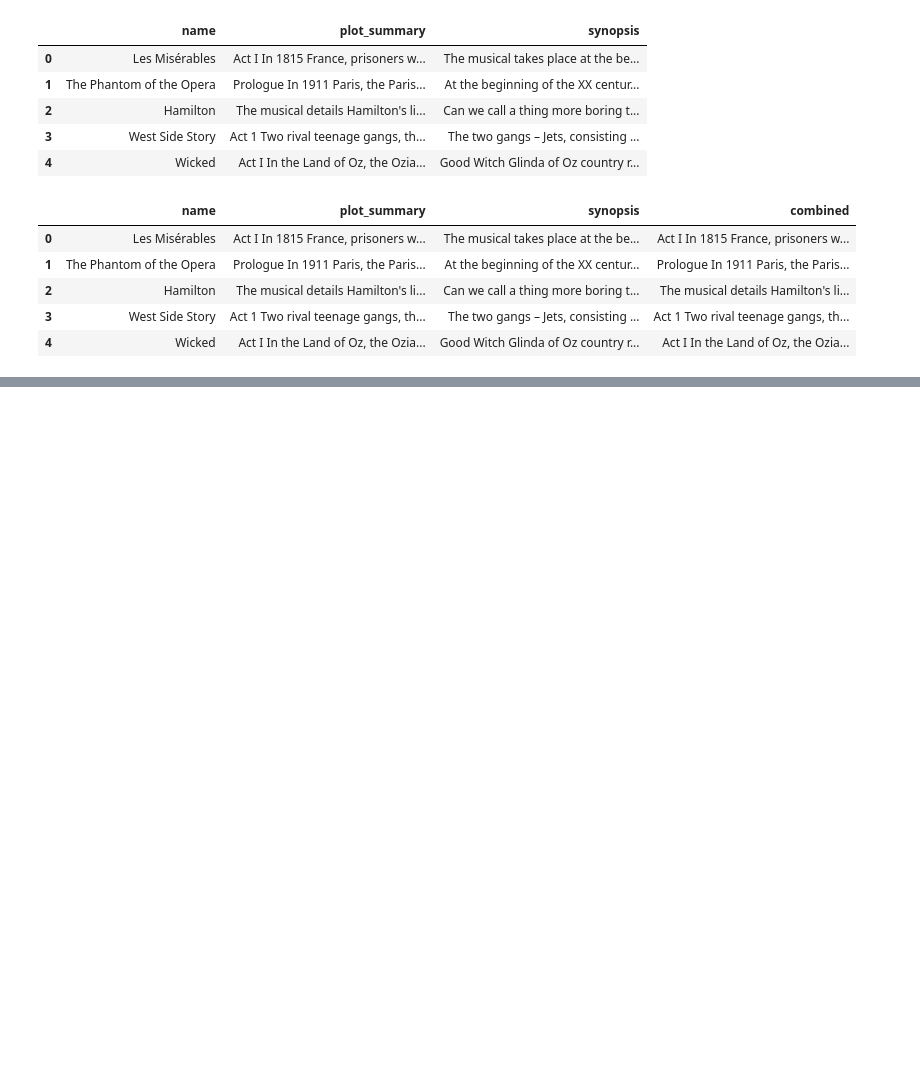
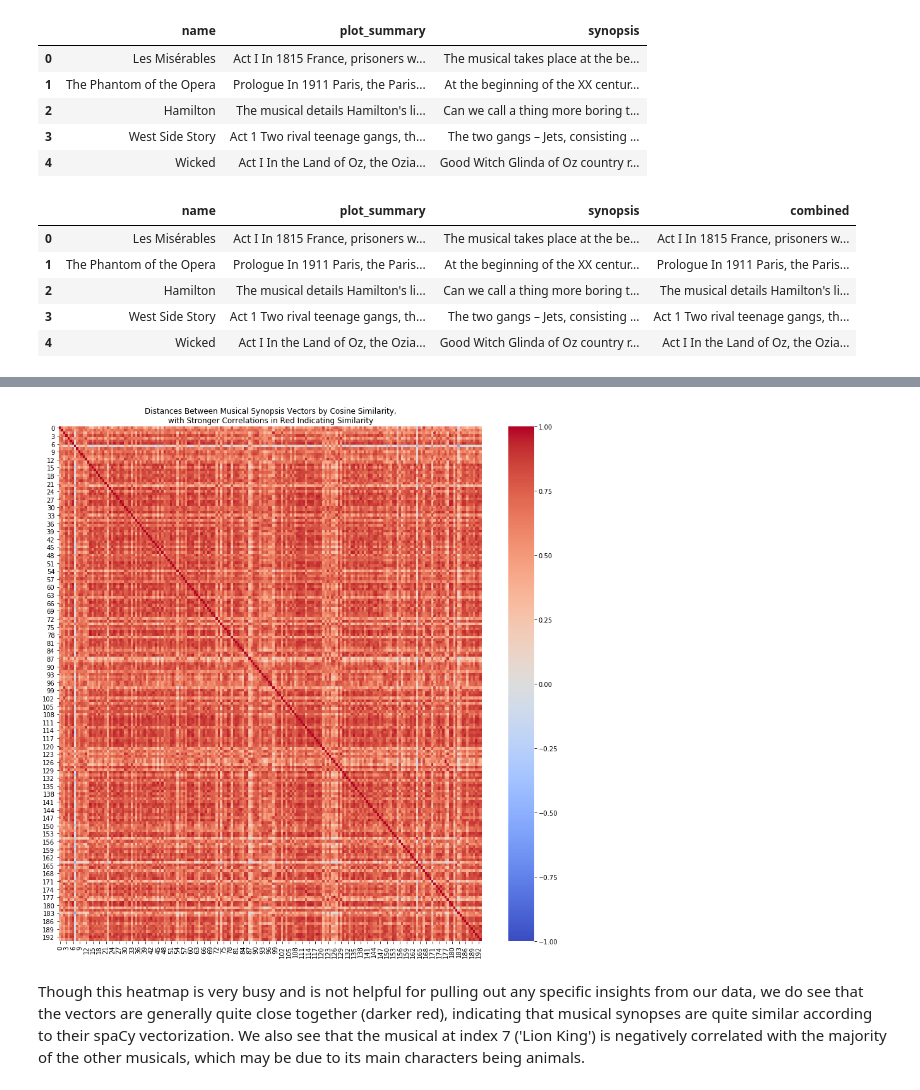
Before and after one commit to KellySlatery/capstone, a Jupyter notebook: 05_EDA_and_Cleaning.ipynb, the cells around one changed output, grey strips where cells are left out. Saved outputs shown, nothing was run; the diff lists cells and outputs as text; code cells hidden in the pictures; blank space fills up the shorter version.

Commit message:
All notebooks, data; New folders

```diff
--- a/05_EDA_and_Cleaning.ipynb
+++ b/05_EDA_and_Cleaning.ipynb
@@ -569,0 +435,4 @@ silhouette_score(X_scaled, db.labels_)
+# %%
+# Get the cosine similarity between each pair of documents, and look at the correlations (closeness)
+vector_distances = pd.DataFrame(pairwise_distances(X, X, metric='cosine'))
+vector_distances.corr().head()
@@ -569,0 +447,9 @@ silhouette_score(X_scaled, db.labels_)
+# %%
+# Visualize the strength of relatedness of different musicals synopses using cosine similarity
+plt.figure(figsize=(15,15))
+sns.heatmap(vector_distances.corr(), vmin=-1, vmax=1, cmap='coolwarm')
+plt.title('Distances Between Musical Synopsis Vectors by Cosine Similarity,\nwith Stronger Correlations in Red Indicating Similarity');
+# %% [output]
+[figure, added]
+# %% [markdown]
+Though this heatmap is very busy and is not helpful for pulling out any specific insights from our data, we do see that the vectors are generally quite close together (darker red), indicating that musical synopses are quite similar according to their spaCy vectorization. We also see that the musical at index 7 ('Lion King') is negatively correlated with the majority of the other musicals, which may be due to its main characters being animals.
```
Also changed, not shown: parts of 121 cells of this notebook, 14 other files.
